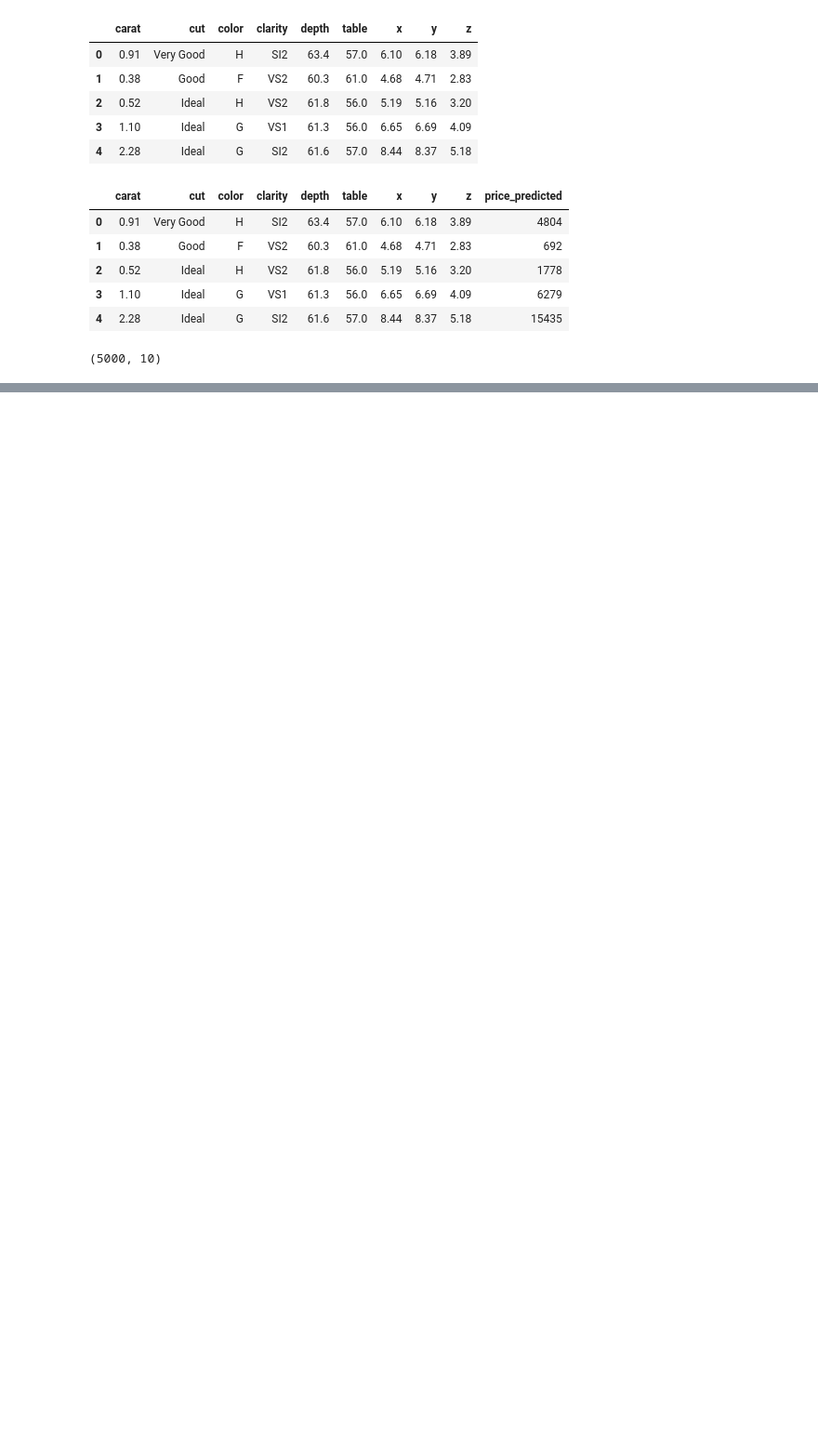
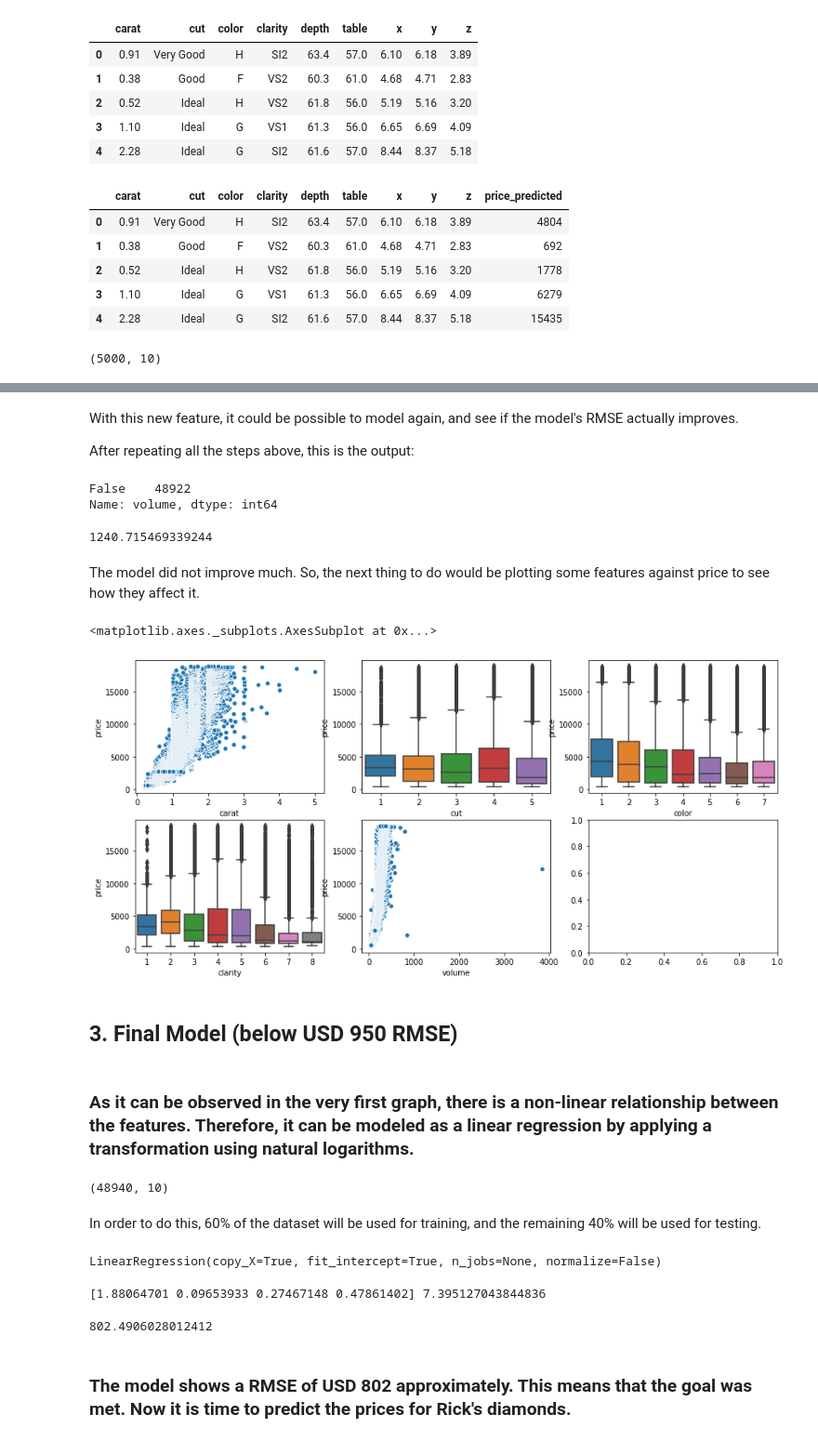
Before and after one commit to ahcamachod/Projects, a Jupyter notebook: Project 5/Project 5.ipynb, the cells around one changed output, grey strips where cells are left out. Shown: that part at 93% size. Cells and saved outputs as stored; diff of their text form; code cells hidden in the pictures; blank space fills up the shorter version.

Commit message:
This is the Notebook and the final .csv below $950

```diff
--- a/Project 5/Project 5.ipynb
+++ b/Project 5/Project 5.ipynb
@@ -102,0 +176,9 @@ ricks.to_csv('ricks_raw.csv')
+# %%
+diamonds['clarity'].replace('IF', 8, inplace=True)
+diamonds['clarity'].replace('VVS1', 7, inplace=True)
+diamonds['clarity'].replace('VVS2', 6, inplace=True)
+diamonds['clarity'].replace('VS1', 5, inplace=True)
+diamonds['clarity'].replace('VS2', 4, inplace=True)
+diamonds['clarity'].replace('SI1', 3, inplace=True)
+diamonds['clarity'].replace('SI2', 2, inplace=True)
+diamonds['clarity'].replace('I1', 1, inplace=True)
@@ -102,0 +271,9 @@ ricks.to_csv('ricks_raw.csv')
+# %%
+diamonds['x'].replace(0, np.nan, inplace=True)
+diamonds['y'].replace(0, np.nan, inplace=True)
+diamonds['z'].replace(0, np.nan, inplace=True)
+# %%
+diamonds = diamonds.dropna()
+# %%
+diamonds['volume'] = round(diamonds['x'] * diamonds['y'] * diamonds['z'],1)
+diamonds
@@ -102,0 +294,9 @@ ricks.to_csv('ricks_raw.csv')
+# %% [markdown]
+With this new feature, it could be possible to model again, and see if the model's RMSE actually improves.
+
+After repeating all the steps above, this is the output:
+# %%
+diamonds['volume'].isna().value_counts()
+# %% [output]
+False    48922
+Name: volume, dtype: int64
@@ -102,0 +314,53 @@ ricks.to_csv('ricks_raw.csv')
+# %%
+y_observed = y_test
+X_test_std = scaler.transform(X_test)
+y_predicted = model.predict(X_test_std)
+mse = mean_squared_error(y_observed, y_predicted)
+np.sqrt(mse)
+# %% [output]
+1240.715469339244
+# %% [markdown]
+The model did not improve much. So, the next thing to do would be plotting some features against price to see how they affect it.
+# %%
+fig, ax = plt.subplots(2,3, figsize=(15,7))
+sns.scatterplot(diamonds['carat'], diamonds['price'], ax= ax[0,0])
+sns.boxplot(diamonds['cut'], diamonds['price'], ax= ax[0,1])
+sns.boxplot(diamonds['color'], diamonds['price'], ax= ax[0,2])
+sns.boxplot(diamonds['clarity'], diamonds['price'], ax= ax[1,0])
+sns.scatterplot(diamonds['volume'], diamonds['price'], ax= ax[1,1])
+# %% [output]
+<matplotlib.axes._subplots.AxesSubplot at 0x...>
+[figure, added]
+# %% [markdown]
+## 3. Final Model (below USD 950 RMSE)
+# %% [markdown]
+### As it can be observed in the very first graph, there is a non-linear relationship between the features. Therefore, it can be modeled as a linear regression by applying a transformation using natural logarithms.
+# %%
+diamonds.shape
+# %% [output]
+(48940, 10)
+# %% [markdown]
+In order to do this, 60% of the dataset will be used for training, and the remaining 40% will be used for testing.
+# %%
+X = np.log(diamonds[['carat','cut','color','clarity']])
+y = np.log(diamonds['price'])
+X_train, X_test, y_train, y_test = train_test_split(X, y, train_size=0.6, random_state=99)
+diamonds_train = pd.concat([X_train, y_train], axis=1)
+diamonds_test = pd.concat([X_test, y_test], axis=1)
+model = LinearRegression()
+model.fit(X_train, y_train)
+# %% [output]
+LinearRegression(copy_X=True, fit_intercept=True, n_jobs=None, normalize=False)
+# %%
+print(model.coef_, model.intercept_)
+# %% [output]
+[1.88064701 0.09653933 0.27467148 0.47861402] 7.395127043844836
+# %%
+y_observed = np.exp(y_test)
+y_predicted = model.predict(X_test)
+mse = mean_squared_error(y_observed, np.exp(y_predicted))
+np.sqrt(mse)
+# %% [output]
+802.4906028012412
+# %% [markdown]
+### The model shows a RMSE of USD 802 approximately. This means that the goal was met. Now it is time to predict the prices for Rick's diamonds.
```
Also changed, not shown: parts of 34 cells of this notebook, 1 other file.
